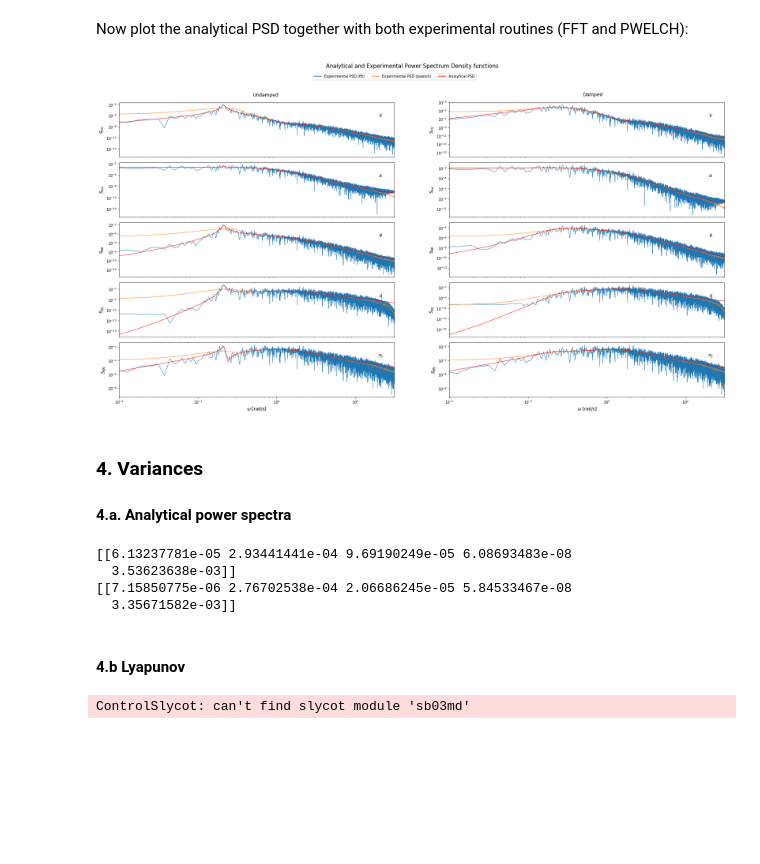
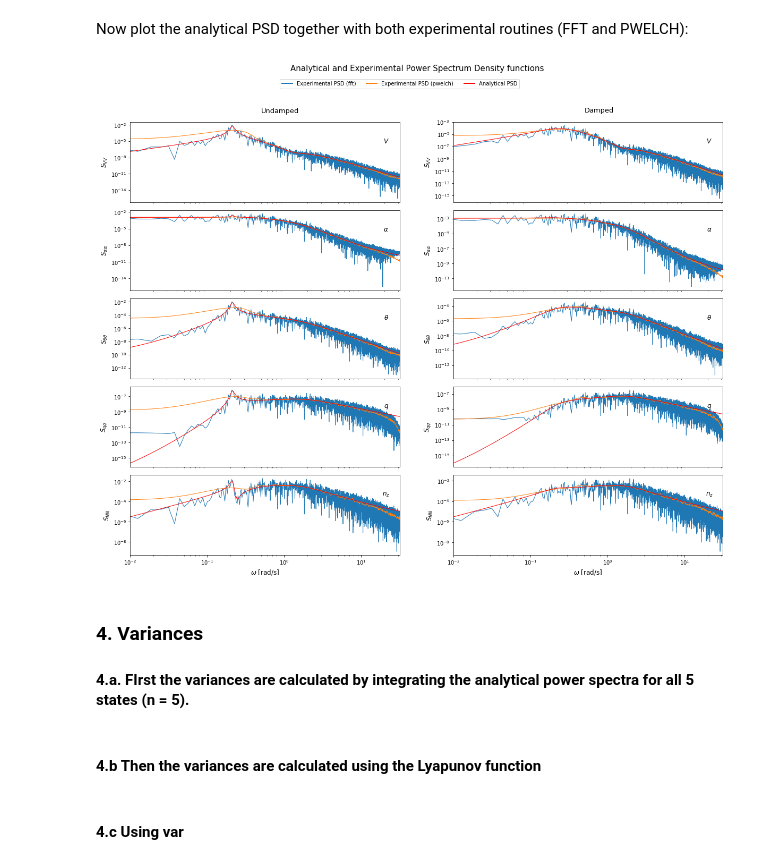
Before and after one commit to jknobbout/stochastic_practical, a Jupyter notebook: Code Notebook.ipynb, the cells around one changed output. Drawn from its saved outputs; the diff is of its cells as text; code cells hidden in the pictures; blank space fills up the shorter version.

```diff
--- a/Code Notebook.ipynb
+++ b/Code Notebook.ipynb
@@ -212,16 +256,15 @@ T = 1000
 dt = 0.1
 
 t = np.arange(0,T,dt)
-M = len(t)
 N = len(t)
 
 # A seed is initialised to ensure the reproducibility of the results:
 np.random.seed(20)
 
 # Create an input array:
-input_delta_e = np.zeros((1,M))
-input_w1 = np.zeros((1,M))
-input_w3 = np.random.randn(1,M)/np.sqrt(dt)
+input_delta_e = np.zeros((1,N))
+input_w1 = np.zeros((1,N))
+input_w3 = np.random.randn(1,N)/np.sqrt(dt)
 
 input_array = np.transpose(np.vstack((input_delta_e, input_w1, input_w3)))
 
@@ -409,56 +450,50 @@ Now plot the analytical PSD together with both experimental routines (FFT and PW
 # %%
 from figures import create_ePSD_figures
 
 # General graph settings
-fig_width = 30
+fig_width = 20
 fig_height = 15
 line_width = 1
 label_fontsize = 12
 subplot_vspace = 0.1
 
 w_pPSD = 2*np.pi*f
 
 create_ePSD_figures(w_aPSD, w_ePSD, w_pPSD, damped_aPSD_data,
                     undamped_aPSD_data, damped_ePSD_data, undamped_ePSD_data,
                     damped_pPSD_data, undamped_pPSD_data, fig_width,
                     fig_height, line_width, label_fontsize, subplot_vspace)
 # %% [output]
-[figure, old version]
+[figure, new version]
 # %% [markdown]
 ### 4. Variances
-#### 4.a. Analytical power spectra
+#### 4.a. FIrst the variances are calculated by integrating the analytical power spectra for all 5 states (n = 5).
 # %%
 n = 5;
-var_undamped = np.zeros((1,n))
-var_damped = np.zeros((1,n))
+aVar_undamped = np.zeros((1,n))
+aVar_damped = np.zeros((1,n))
 
 for i in range(0,len(w_aPSD)-1):
     for j in range(0, n):
-        var_undamped[0][j] = var_undamped[0][j] + (w_aPSD[i+1] - w_aPSD[i])*undamped_aPSD_data[j][i]
-        var_damped[0][j] = var_damped[0][j] + (w_aPSD[i+1] - w_aPSD[i])*damped_aPSD_data[j][i]
+        aVar_undamped[0][j] = aVar_undamped[0][j] + (w_aPSD[i+1] - w_aPSD[i])*undamped_aPSD_data[j][i]
+        aVar_damped[0][j] = aVar_damped[0][j] + (w_aPSD[i+1] - w_aPSD[i])*damped_aPSD_data[j][i]
 
-var_undamped = var_undamped/np.pi
-var_damped = var_damped/np.pi
-
-print var_undamped
-print var_damped
+aVar_undamped = aVar_undamped[0]/np.pi
+aVar_damped = aVar_damped[0]/np.pi
-# %% [output]
-[[6.13237781e-05 2.93441441e-04 9.69190249e-05 6.08693483e-08
-  3.53623638e-03]]
-[[7.15850775e-06 2.76702538e-04 2.06686245e-05 5.84533467e-08
-  3.35671582e-03]]
 # %% [markdown]
-#### 4.b Lyapunov
+#### 4.b Then the variances are calculated using the Lyapunov function
 # %%
+from scipy.linalg import solve_lyapunov as lyap
+
 Wc = 1.0
 
 def var_lyap(ss):
     A = ss.A
-    B = ss.B
+    B = ss.B[:,2]
     C = ss.C
     D = ss.D
 
-    L = cont.lyap(A, B*Wc*np.transpose(B))
+    L = lyap(A, B*Wc*np.transpose(B))
 
     C_N = C[7,:]
     D_N = D[7,:]
@@ -467,10 +502,11 @@ def var_lyap(ss):
                     [0, 0, 0],
                     [0, 0, 1]]);
 
-    var_n_z = C_N*L*np.transpose(C_N) + D_N*W_N*D_N
+    var_n_z = C_N*L*np.transpose(C_N) + D_N*W_N*np.transpose(D_N)
 
-    return np.hstack(np.diag(np.transpose(L[0:3, 0:3])), var_n_z)
+    return np.hstack((np.diag(np.transpose(L[0:4, 0:4])), float(var_n_z)))
 
-var_lyap_undamped = var_lyap(undamped_sys)
+lVar_undamped = var_lyap(undamped_sys)
+lVar_damped = var_lyap(damped_sys)
-# %% [output]
-ControlSlycot: can't find slycot module 'sb03md'
+# %% [markdown]
+#### 4.c Using var
```
Also changed, not shown: parts of 16 cells of this notebook, 2 other files.
